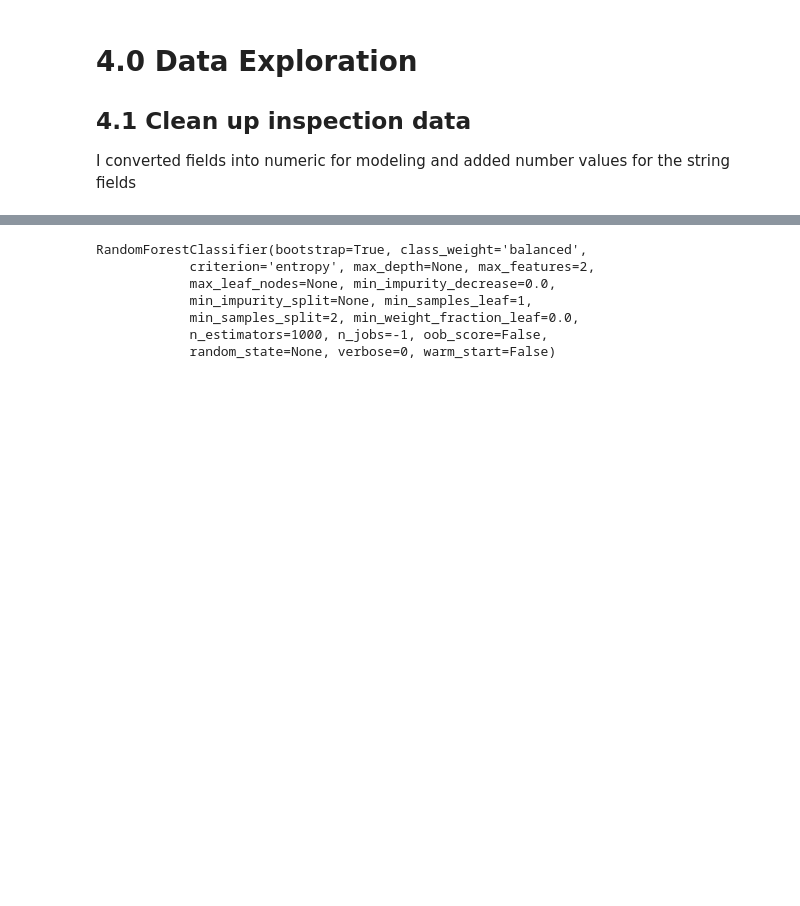
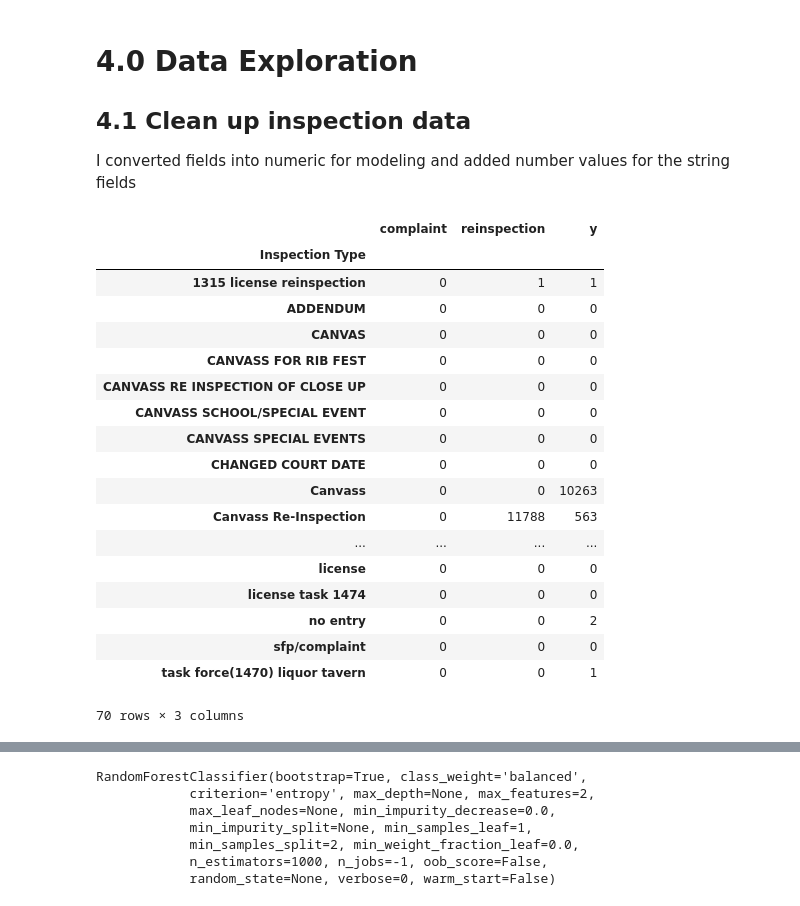
Before and after one commit to mkduchak/chicagohealthinspections, a Jupyter notebook: 4_data_exploration.ipynb, the cells around one changed output, grey strips where cells are left out. Cells and saved outputs as stored; diff of their text form; code cells hidden in the pictures; blank space fills up the shorter version.

```diff
--- a/4_data_exploration.ipynb
+++ b/4_data_exploration.ipynb
@@ -36,3 +41,25 @@ inspections['Risknbr'] = inspections['Risknbr'].fillna(0)
+# %%
+inspections.groupby('Inspection Type')[['complaint','reinspection','y']].sum()
+# %% [output]
+|  | complaint | reinspection | y |
+| Inspection Type |  |  |  |
+| 1315 license reinspection | 0 | 1 | 1 |
+| ADDENDUM | 0 | 0 | 0 |
+| CANVAS | 0 | 0 | 0 |
+| CANVASS FOR RIB FEST | 0 | 0 | 0 |
+| CANVASS RE INSPECTION OF CLOSE UP | 0 | 0 | 0 |
+| CANVASS SCHOOL/SPECIAL EVENT | 0 | 0 | 0 |
+| CANVASS SPECIAL EVENTS | 0 | 0 | 0 |
+| CHANGED COURT DATE | 0 | 0 | 0 |
+| Canvass | 0 | 0 | 10263 |
+| Canvass Re-Inspection | 0 | 11788 | 563 |
+| ... | ... | ... | ... |
+| license | 0 | 0 | 0 |
+| license task 1474 | 0 | 0 | 0 |
+| no entry | 0 | 0 | 2 |
+| sfp/complaint | 0 | 0 | 0 |
+| task force(1470) liquor tavern | 0 | 0 | 1 |
+70 rows × 3 columns
 # %%
 simplemodel = pd.merge(inspections[['y','Inspection Type','Results',
                                     'LocId','inspcount','prevfails',
```
Also changed, not shown: parts of 32 cells of this notebook.
